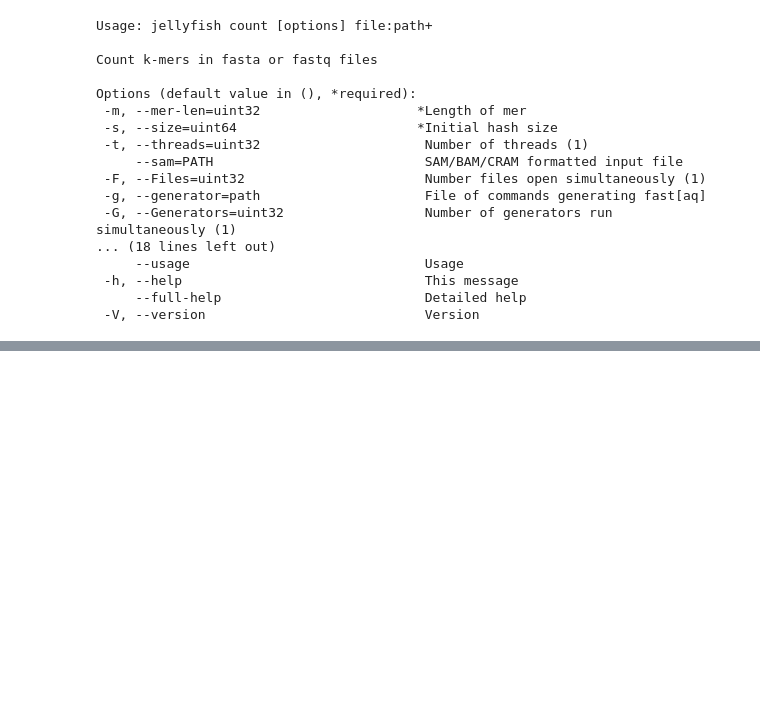
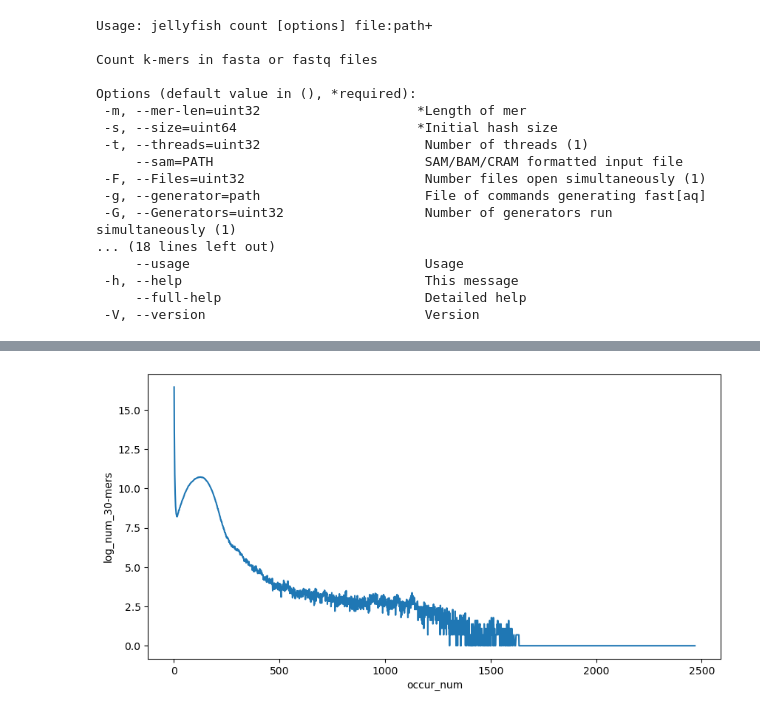
Before and after one commit to Nik9kin/workshopsBI, a Jupyter notebook: Project3/Lab_Notebook.ipynb, the cells around one changed output, grey strips where cells are left out. Saved outputs shown, nothing was run; the diff lists cells and outputs as text; code cells hidden in the pictures; blank space fills up the shorter version.

```diff
--- a/Project3/Lab_Notebook.ipynb
+++ b/Project3/Lab_Notebook.ipynb
@@ -109,0 +144,15 @@ Options (default value in (), *required):
+# %%
+import numpy as np
+import pandas as pd
+import seaborn as sns
+import matplotlib.pyplot as plt
+
+df = {}
+for i in np.arange(15, 45, 5):
+    df[i] = pd.read_csv(f"jellyfish_analysis/plot_{i}.csv", sep=' ', names=["occur_num", f"num_{i}-mers"])
+    df[i].index = df[i]["occur_num"]
+    df[i].drop(columns=["occur_num"], inplace=True)
+
+dfs = pd.concat(df.values(), axis=1)
+dfs.sort_values("occur_num", inplace=True)
+dfs
@@ -109,0 +174,9 @@ Options (default value in (), *required):
+# %%
+df[30]["log_num_30-mers"] = np.log(df[30]["num_30-mers"])
+# %%
+plt.figure(figsize=(10, 5))
+sns.lineplot(data=df[30], x="occur_num", y="log_num_30-mers")
+
+plt.show()
+# %% [output]
+[figure, added]
```
Also changed, not shown: parts of 9 cells of this notebook, 7 other files.
